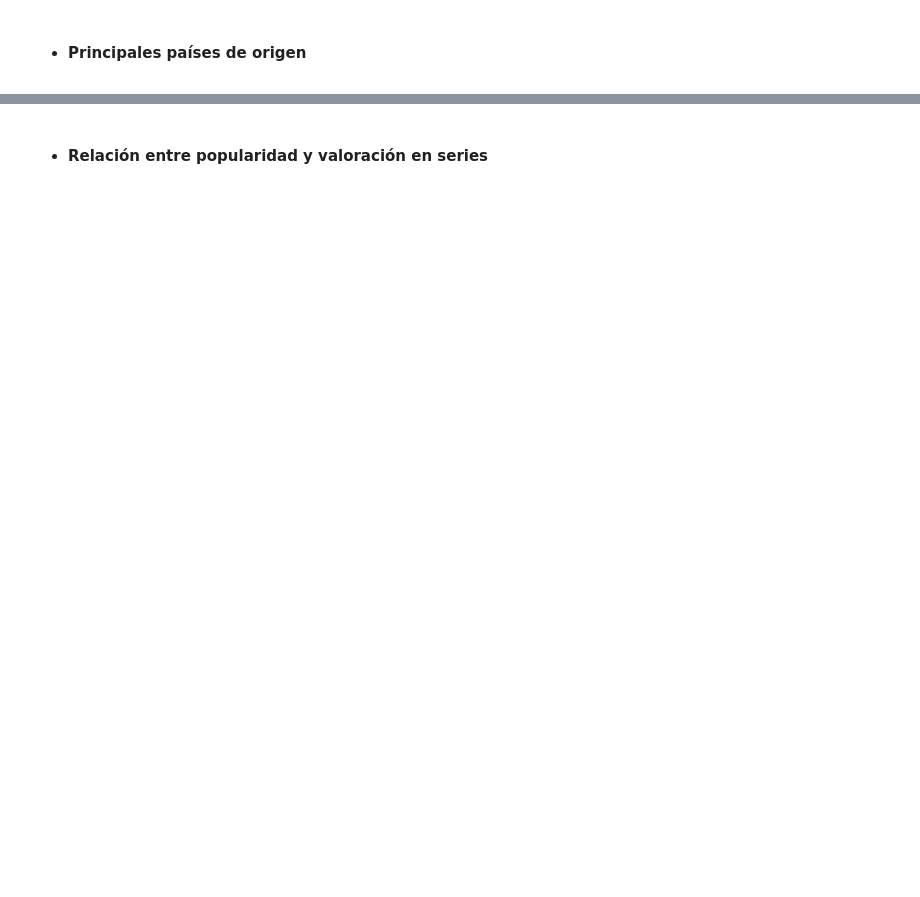
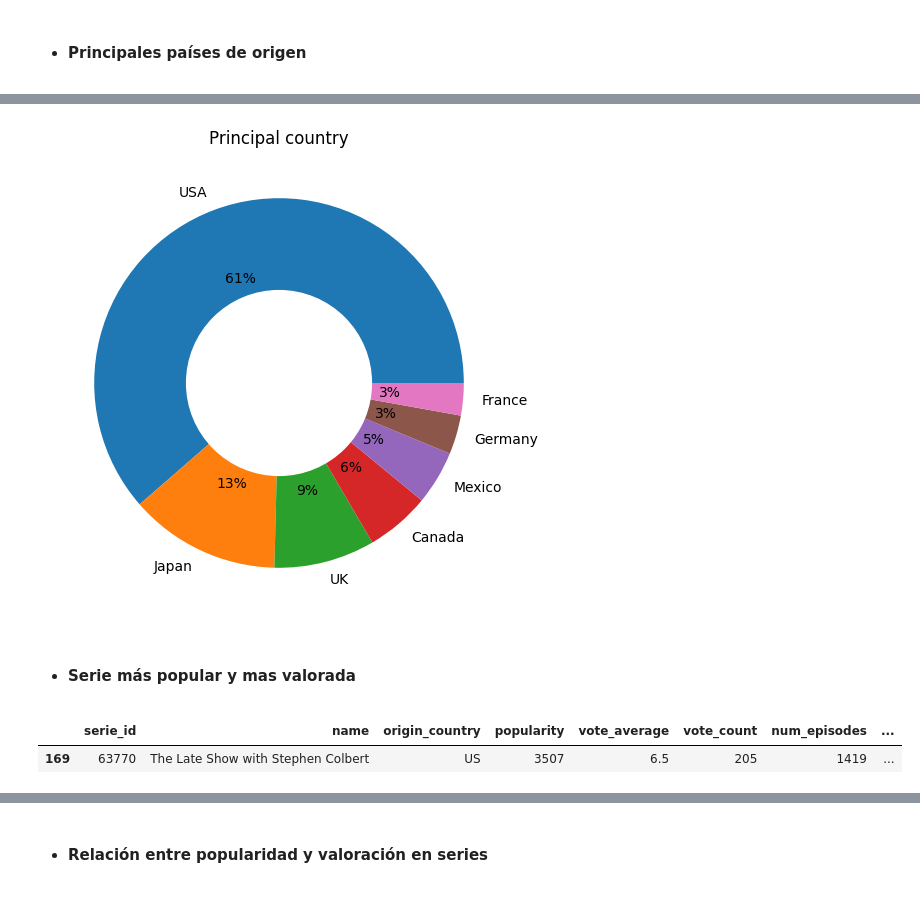
Before and after one commit to Jimme7/EDA-Films, a Jupyter notebook: src/Notebooks/Analysis_and_Visualizations.ipynb, the cells around one changed output, grey strips where cells are left out. Drawn from its saved outputs; the diff is of its cells as text; code cells hidden in the pictures; blank space fills up the shorter version.

```diff
--- a/src/Notebooks/Analysis_and_Visualizations.ipynb
+++ b/src/Notebooks/Analysis_and_Visualizations.ipynb
@@ -207,2 +252,5 @@ plt.show()
 # %% [markdown]
 - #### Principales países de origen
+# %%
+principal_country = series.groupby('origin_country')['serie_id'].count().sort_values(ascending=False)[:7]
+principal_country
@@ -208,0 +267,33 @@ plt.show()
+# %%
+# Diccionario de mapeo
+mapeo = {'US': 'USA', 'JP': 'Japan', 'GB': 'UK', 'CA': 'Canada',
+         'MX': 'Mexico', 'DE': 'Germany', 'FR': 'France'}
+
+principal_country.index = principal_country.index.map(mapeo)
+# %%
+labels = principal_country.index
+data = principal_country.values
+
+# Creaamos el gráfico de pastel
+plt.figure(figsize=(6, 6))
+plt.pie(data, labels=labels,  autopct='%.0f%%')
+
+# Añadimos un círculo
+my_circle=plt.Circle( (0,0), 0.5, color='white')
+p=plt.gcf()
+p.gca().add_artist(my_circle)
+
+# Título del gráfico
+plt.title('Principal country')
+
+plt.show()
+# %% [output]
+[figure, added]
+# %% [markdown]
+- #### Serie más popular y mas valorada
+# %%
+popular_serie = series.sort_values(by='popularity', ascending= False)
+popular_serie.head(1)
+# %% [output]
+|  | serie_id | name | origin_country | popularity | vote_average | vote_count | num_episodes | ... |
+| 169 | 63770 | The Late Show with Stephen Colbert | US | 3507 | 6.5 | 205 | 1419 | ... |
```
Also changed, not shown: parts of 15 cells of this notebook.
